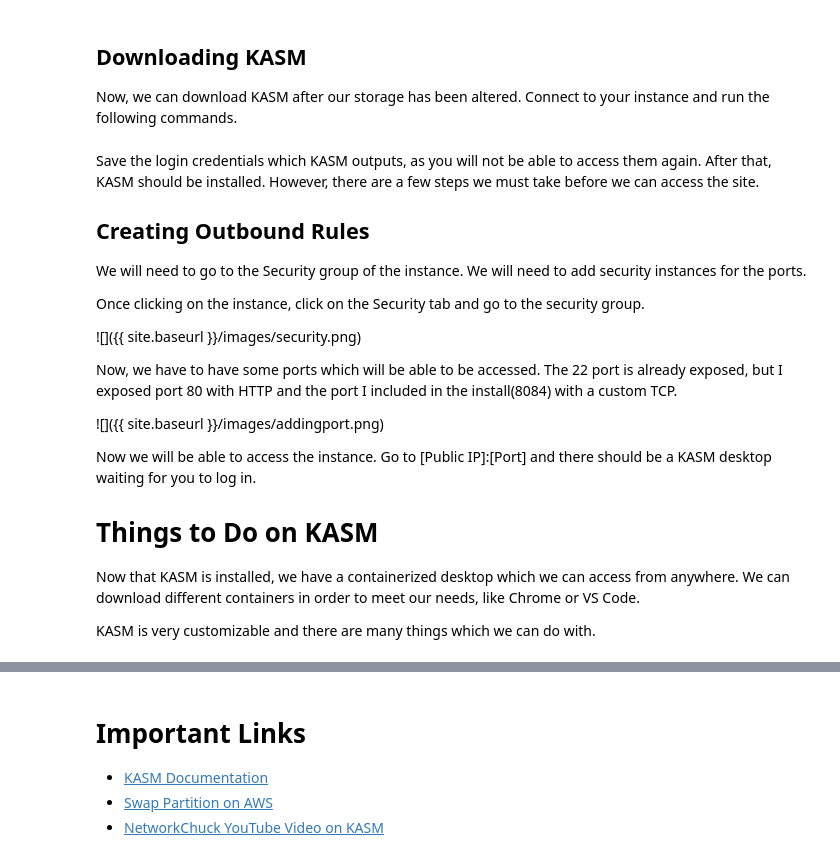
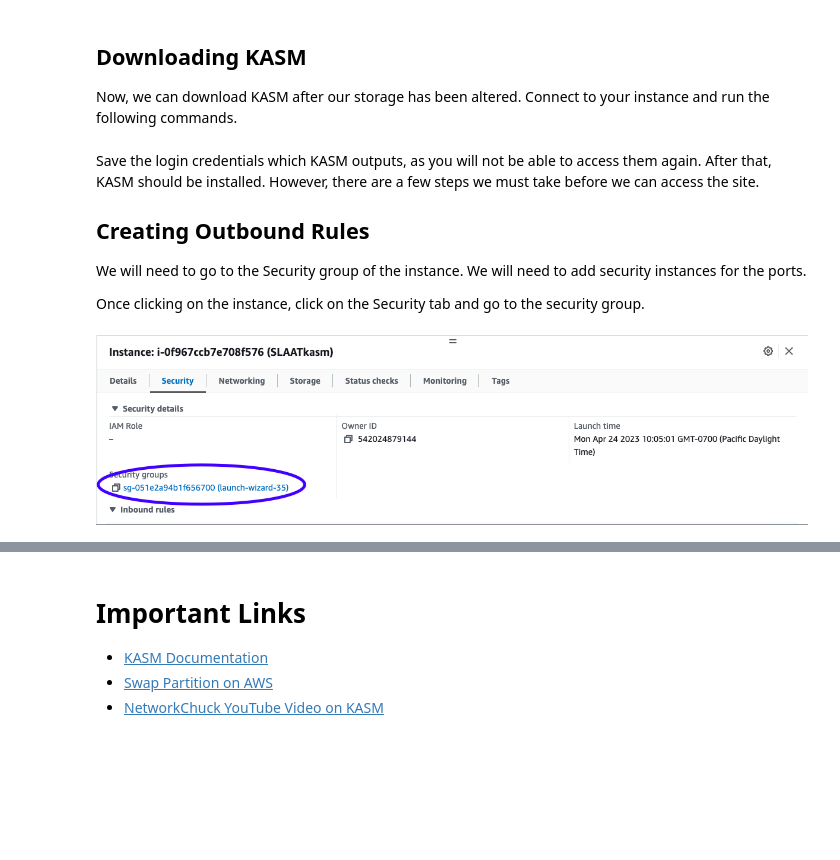
Before and after one commit to arnavk377/FirstFastPage, a Jupyter notebook: _notebooks/2023-04-23-kasmguidet.ipynb, the cells around one changed output, grey strips where cells are left out. Drawn from its saved outputs; the diff is of its cells as text; code cells hidden in the pictures; blank space fills up the shorter version.

```diff
--- a/_notebooks/2023-04-23-kasmguidet.ipynb
+++ b/_notebooks/2023-04-23-kasmguidet.ipynb
@@ -119,17 +152,16 @@ Save the login credentials which KASM outputs, as you will not be able to access
 We will need to go to the Security group of the instance. We will need to add security instances for the ports.
 
 Once clicking on the instance, click on the Security tab and go to the security group.
-
-![]({{ site.baseurl }}/images/security.png)
-
-Now, we have to have some ports which will be able to be accessed. The 22 port is already exposed, but I exposed port 80 with HTTP and the port I included in the install(8084) with a custom TCP.
-
-![]({{ site.baseurl }}/images/addingport.png)
-
-Now we will be able to access the instance. Go to [Public IP]:[Port] and there should be a KASM desktop waiting for you to log in.
-
-# Things to Do on KASM
-
-Now that KASM is installed, we have a containerized desktop which we can access from anywhere. We can download different containers in order to meet our needs, like Chrome or VS Code.
-
-KASM is very customizable and there are many things which we can do with.
+# %%
+{
+    "tags": [
+        "hide-input",
+    ]
+}
+
+from PIL import Image
+
+security = Image.open("../images/security.png")
+display(security)
+# %% [output]
+[figure, added]
```
Also changed, not shown: parts of 11 cells of this notebook.
